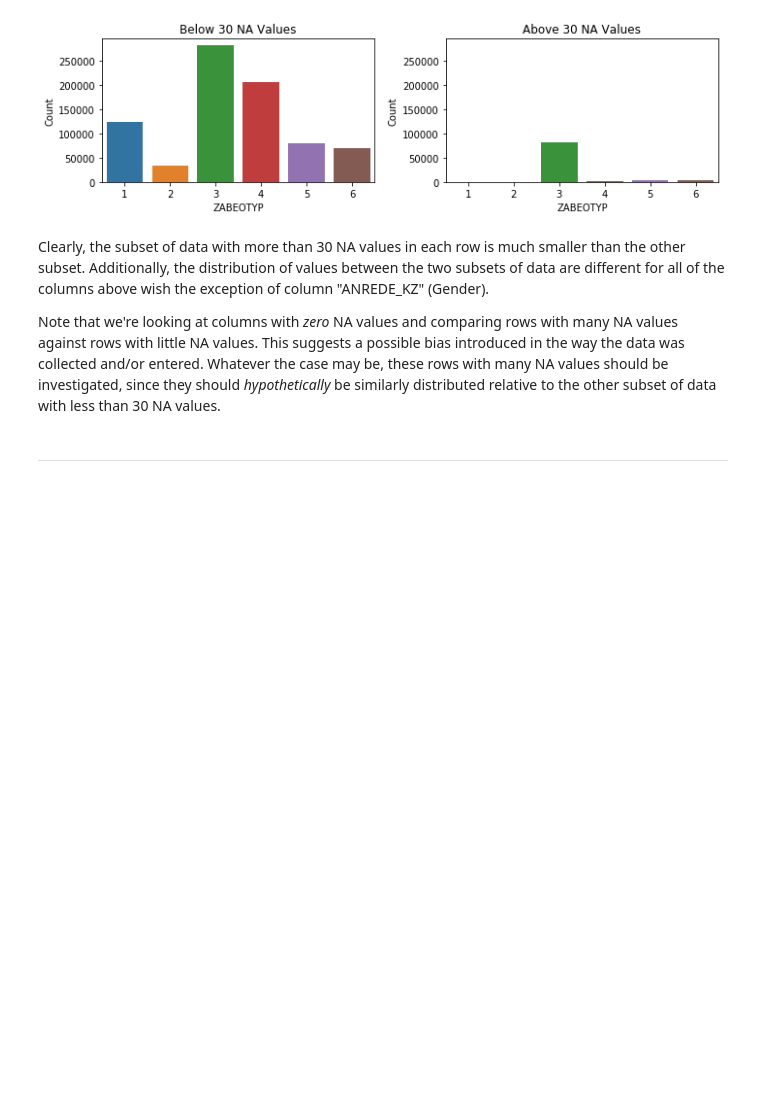
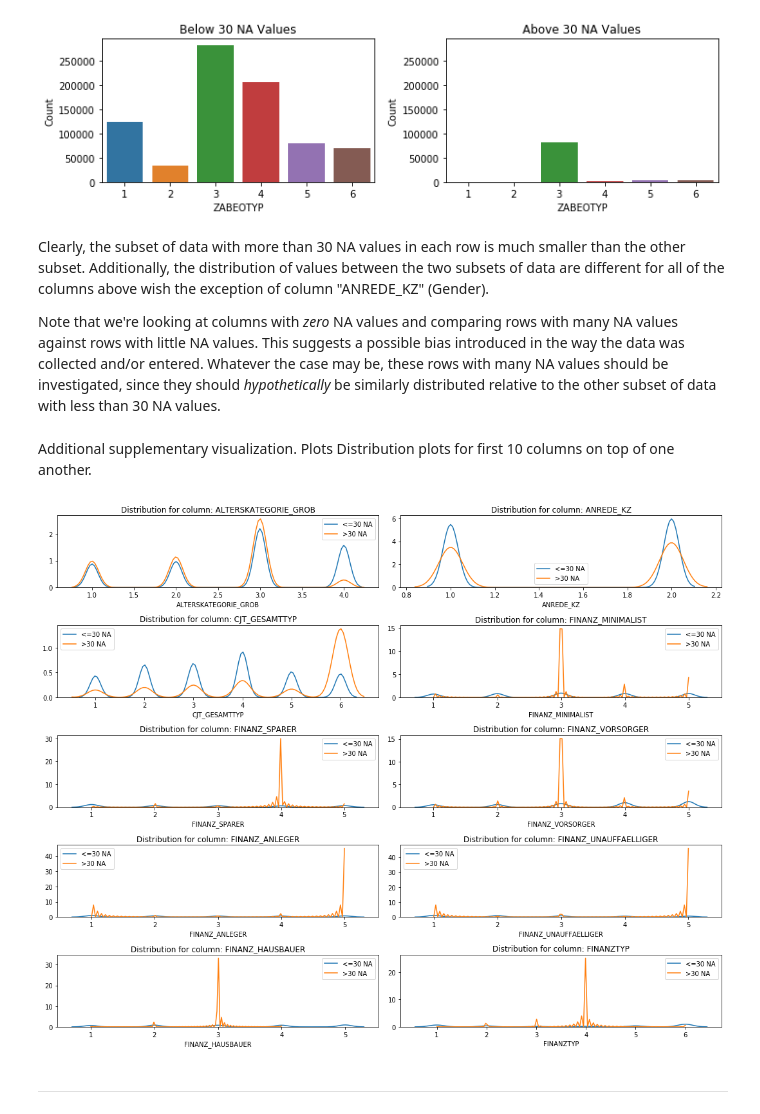
Before and after one commit to pdeguzman96/UnsupervisedLearning_MarketSegmentation, a Jupyter notebook: Identify_Customer_Segments.ipynb, the cells around one changed output. Saved outputs shown, nothing was run; the diff lists cells and outputs as text; code cells hidden in the pictures; blank space fills up the shorter version.

```diff
--- a/Identify_Customer_Segments.ipynb
+++ b/Identify_Customer_Segments.ipynb
@@ -362,6 +362,21 @@ for n in ['ANREDE_KZ','FINANZ_MINIMALIST','GREEN_AVANTGARDE','SEMIO_SOZ','ZABEOT
 Clearly, the subset of data with more than 30 NA values in each row is much smaller than the other subset. Additionally, the distribution of values between the two subsets of data are different for all of the columns above wish the exception of column "ANREDE_KZ" (Gender).
 
 Note that we're looking at columns with *zero* NA values and comparing rows with many NA values against rows with little NA values. This suggests a possible bias introduced in the way the data was collected and/or entered. Whatever the case may be, these rows with many NA values should be investigated, since they should *hypothetically* be similarly distributed relative to the other subset of data with less than 30 NA values.
+# %% [markdown]
+Additional supplementary visualization. Plots Distribution plots for first 10 columns on top of one another.
+# %%
+plt.figure(figsize=(15,12))
+for i, col in enumerate(na_azdias_b30.columns[:10]):
+    plt.subplot(5, 2, i+1)
+    sns.distplot(na_azdias_b30[col][na_azdias_b30[col].notnull()], label='<=30 NA',hist=False)#,hist=True,norm_hist=True)
+    sns.distplot(na_azdias_g30[col][na_azdias_g30[col].notnull()], label='>30 NA',hist=False)#,hist=True,norm_hist=True)
+    plt.title('Distribution for column: {}'.format(col))
+    plt.legend();
+
+plt.tight_layout()
+plt.show()
+# %% [output]
+[figure, added]
 # %% [markdown]
 ---
 # %% [markdown]
```
Also changed, not shown: parts of 3 cells of this notebook.
